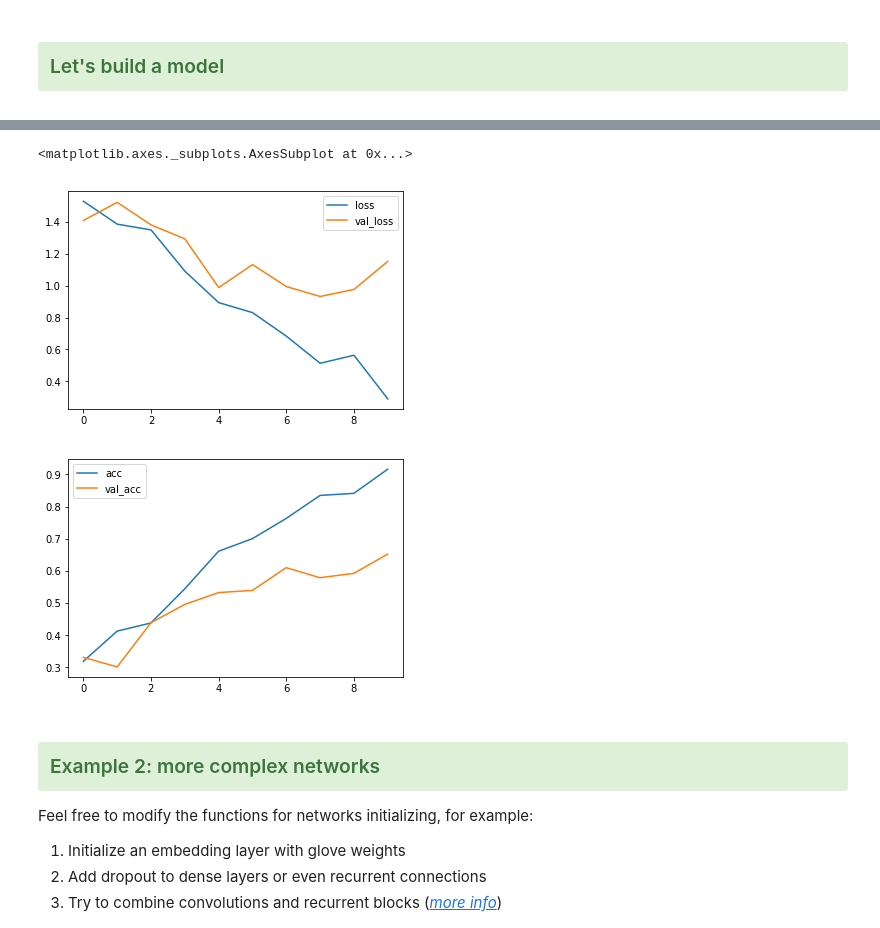
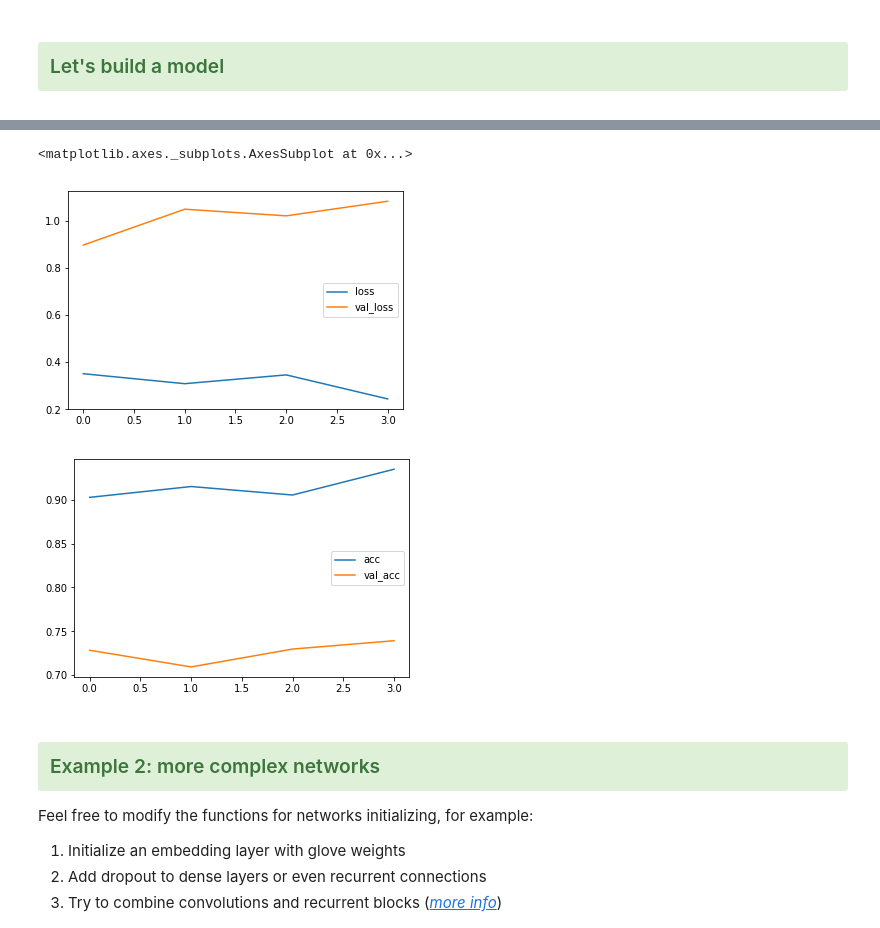
Before and after one commit to rjaffk/tensorby, a Jupyter notebook: lecture_nn_2/02_text_classification/keras_for_text_classification_example.ipynb, the cells around one changed output, grey strips where cells are left out. Drawn from its saved outputs; the diff is of its cells as text; code cells hidden in the pictures.

Commit message:
Update text classification notebook

```diff
--- a/lecture_nn_2/02_text_classification/keras_for_text_classification_example.ipynb
+++ b/lecture_nn_2/02_text_classification/keras_for_text_classification_example.ipynb
@@ -237,9 +237,11 @@ def get_one(i, size):
     """
     return np.eye(1, size, k=i, dtype=np.bool).ravel()
 
+
 def encode_texts(texts):
-    max_sentence_len = np.max(list(map(len, texts)))
-    X = np.zeros((len(texts), max_sentence_len, NUM_WORDS), dtype=np.int8)
+    # max_sentence_len = np.max(list(map(len, texts)))
+    # X = np.zeros((len(texts), max_sentence_len, NUM_WORDS), dtype=np.int8)
+    X = np.zeros((len(texts), MAX_SEQUENCE_LENGTH, NUM_WORDS), dtype=np.int8)
 
     for i, text in enumerate(texts):
         for t, word_id in enumerate(text):
@@ -249,7 +251,6 @@ def encode_texts(texts):
 
 
 def iter_batches(texts, targets=None, batch_size=16, sort_by_len=True, shuffle=True):
-    assert (targets is not None) and (len(texts) == len(targets))
     assert batch_size > 0
 
     if sort_by_len:
@@ -279,12 +280,18 @@ def iter_batches(texts, targets=None, batch_size=16, sort_by_len=True, shuffle=T
 # %% [markdown]
 ### <div class="alert alert-block alert-success">Let's build a model</div>
 # %%
+# model = Sequential([
+#     Masking(mask_value=np.int8(0), input_shape=(None, NUM_WORDS)),
+#     LSTM(units=128, activation='tanh', implementation=2, return_sequences=True),
+#     Dropout(0.2),
+#     LSTM(units=128, activation='tanh', implementation=2),
+#     Dropout(0.2),
+#     Dense(N_CLASSES, activation='softmax')
+# ])
+
 model = Sequential([
     Masking(mask_value=np.int8(0), input_shape=(None, NUM_WORDS)),
-    LSTM(units=128, activation='tanh', implementation=2, return_sequences=True),
-    Dropout(0.2),
-    LSTM(units=128, activation='tanh', implementation=2),
-    Dropout(0.2),
+    LSTM(units=16, activation='tanh'),
     Dense(N_CLASSES, activation='softmax')
 ])
 
@@ -302,7 +311,6 @@ train_gen = iter_batches(X_train, y_train_1_hot, BATCH_SIZE)
 test_gen = iter_batches(X_test, batch_size=BATCH_SIZE, sort_by_len=False)
 valid_gen = iter_batches(X_valid, y_valid_1_hot, BATCH_SIZE)
 
-train_steps = len(train_texts) // BATCH_SIZE
 
 
 checkpointer = ModelCheckpoint('checkpoints/weights.{epoch:02d}-{val_loss:.2f}.hdf5')
@@ -314,6 +322,7 @@ history = model.fit_generator(train_gen,
                               validation_steps=len(valid_texts) // BATCH_SIZE,
                               workers=3,
                               use_multiprocessing=True,
-                              epochs=30,
+                              initial_epoch=30,
+                              epochs=40,
                               callbacks=[checkpointer, stopper])
 # %% [output]
@@ -330,9 +337,9 @@ Epoch 5/30
 # %%
-df = pd.DataFrame(Out[23].history)
+df = pd.DataFrame(history.history)
 
 df[['loss', 'val_loss']].plot()
 df[['acc', 'val_acc']].plot()
 # %% [output]
 <matplotlib.axes._subplots.AxesSubplot at 0x...>
-[figure, old version]
+[figure, new version]
-[figure, old version]
+[figure, new version]
```
Also changed, not shown: parts of 12 cells of this notebook.
